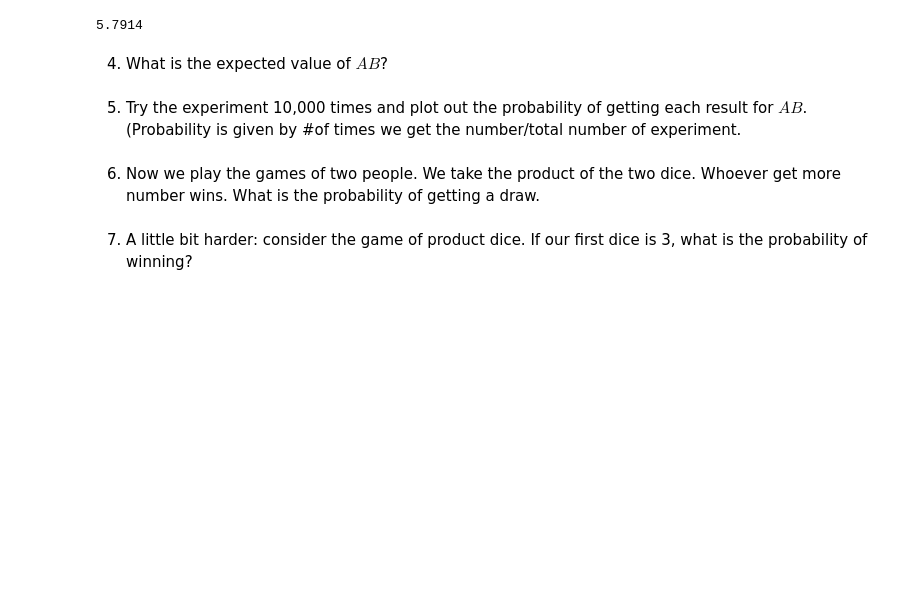
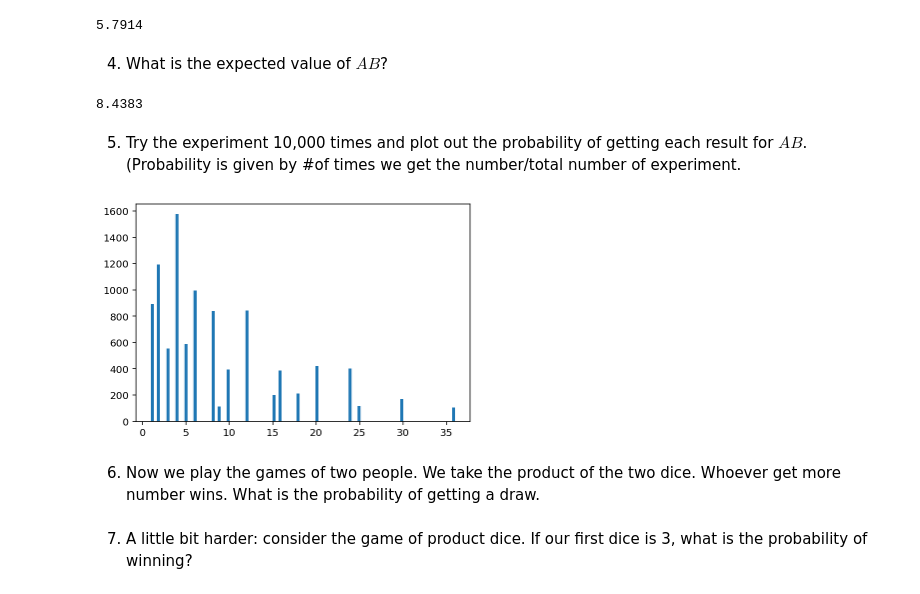
Before and after one commit to MUIC-Numerical-Methods-2018/Exercise-6, a Jupyter notebook: Monte Carlo.ipynb, the cells around one changed output. Drawn from its saved outputs; the diff is of its cells as text; code cells hidden in the pictures; blank space fills up the shorter version.

```diff
--- a/Monte Carlo.ipynb
+++ b/Monte Carlo.ipynb
@@ -192,7 +192,17 @@ np.average(results)
 5.7914
 # %% [markdown]
 4) What is the expected value of $AB$?
+# %%
+results = [gacha()*gacha() for _ in range(10000)]
+np.average(results)
+# %% [output]
+8.4383
 # %% [markdown]
 5) Try the experiment 10,000 times and plot out the probability of getting each result for $AB$. (Probability is given by #of times we get the number/total number of experiment.
+# %%
+results = [gacha()*gacha() for _ in range(10000)]
+plt.hist(results, bins=100);
+# %% [output]
+[figure, added]
 # %% [markdown]
 6) Now we play the games of two people. We take the product of the two dice. Whoever get more number wins. What is the probability of getting a draw.
```
Also changed, not shown: parts of 1 cell of this notebook.
